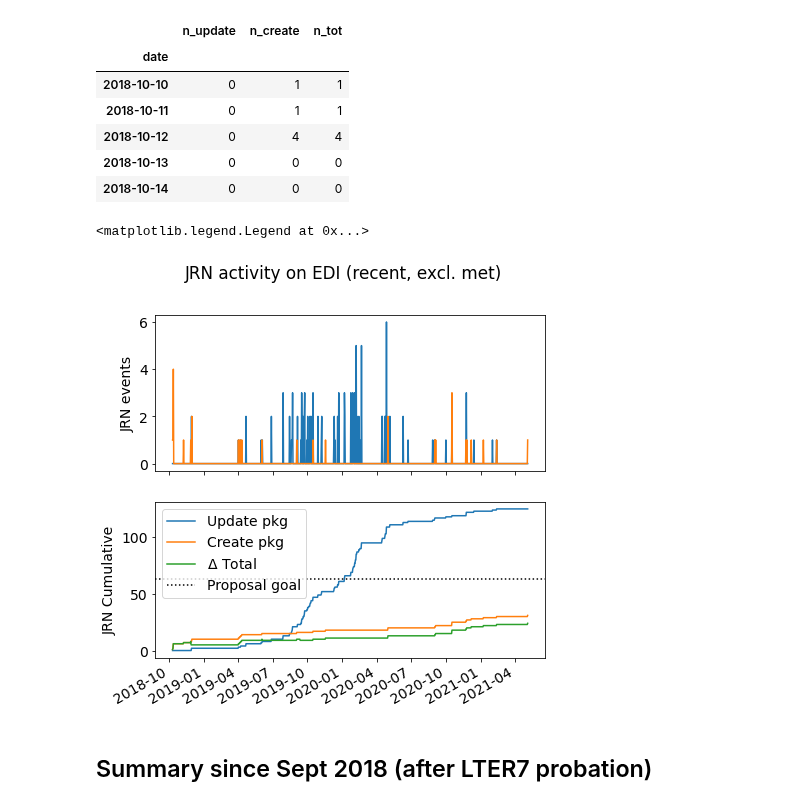
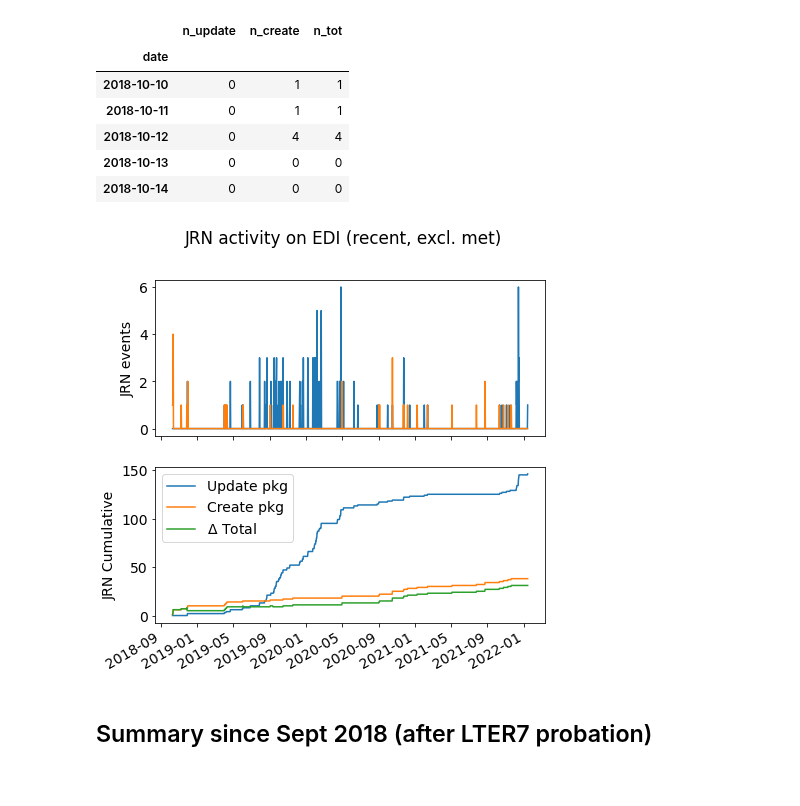
Before and after one commit to jornada-im/diagnostics, a Jupyter notebook: JRN-EDI-diagnostics.ipynb, the cells around one changed output. Cells and saved outputs as stored; diff of their text form; code cells hidden in the pictures.

Commit message:
data updated for early 2022

```diff
--- a/JRN-EDI-diagnostics.ipynb
+++ b/JRN-EDI-diagnostics.ipynb
@@ -24,6 +24,6 @@ with open('edi_requests/knb-lter-jrn_20201202-20210601.xml', 'w') as f:
 # %% [markdown]
 ## Create diagnostic dataset
 # %%
-# Request changes from Dec 2021 to ...
-new = dia.request_changes('2021-06-02')
+# Request changes from Jan 2022 to ...
+new = dia.request_changes('2022-01-02')
 # %% [output]
@@ -207,28 +208,27 @@ daily_r_nomet.head()
 # %%
 # Recent plot:
 fig, ax = plt.subplots(nrows=2, ncols=1, figsize=(7, 7), sharex=True)
 
 ax[0].plot(daily_r_nomet.index, daily_r_nomet.n_update, label='Update pkg')
 ax[0].plot(daily_r_nomet.index, daily_r_nomet.n_create, label='Create pkg')
 ax[0].set_ylabel('JRN events')
 
 ax[1].plot(daily_r_nomet.index, daily_r_nomet.n_update.cumsum(), label='Update pkg')
 ax[1].plot(daily_r_nomet.index, daily_r_nomet.n_create.cumsum(), label='Create pkg')
 ax[1].plot(daily_r_nomet.index, daily_r_nomet.n_tot.cumsum(), label='$\Delta$ Total')
-ax[1].axhline(y=63, xmin=0, xmax=1, ls=':', lw=1.5, color='k',
-             label='Proposal goal')
+#ax[1].axhline(y=63, xmin=0, xmax=1, ls=':', lw=1.5, color='k',
+#             label='Proposal goal')
 
 plt.ylabel('JRN Cumulative')
 fig.autofmt_xdate()
 plt.suptitle('JRN activity on EDI (recent, excl. met)')
 plt.legend()
 
-#fig.savefig(os.path.expanduser(
-#    "/Users/gmaurer/GD_gmaurer.jrn.lter/IM/figures/JRN_EDI_recNoMet_{0}.png".format(now)),
-#            dpi=150)
+fig.savefig(os.path.expanduser(
+    "~/data/GD_gmaurer@nmsu/IM/figures/JRN_EDI_recNoMet_{0}.png".format(now)),
+            dpi=150)
 # %% [output]
-<matplotlib.legend.Legend at 0x...>
-[figure, old version]
+[figure, new version]
 # %% [markdown]
 ## Summary since Sept 2018 (after LTER7 probation)
 # %%
```
Also changed, not shown: parts of 15 cells of this notebook, 2 other files.
